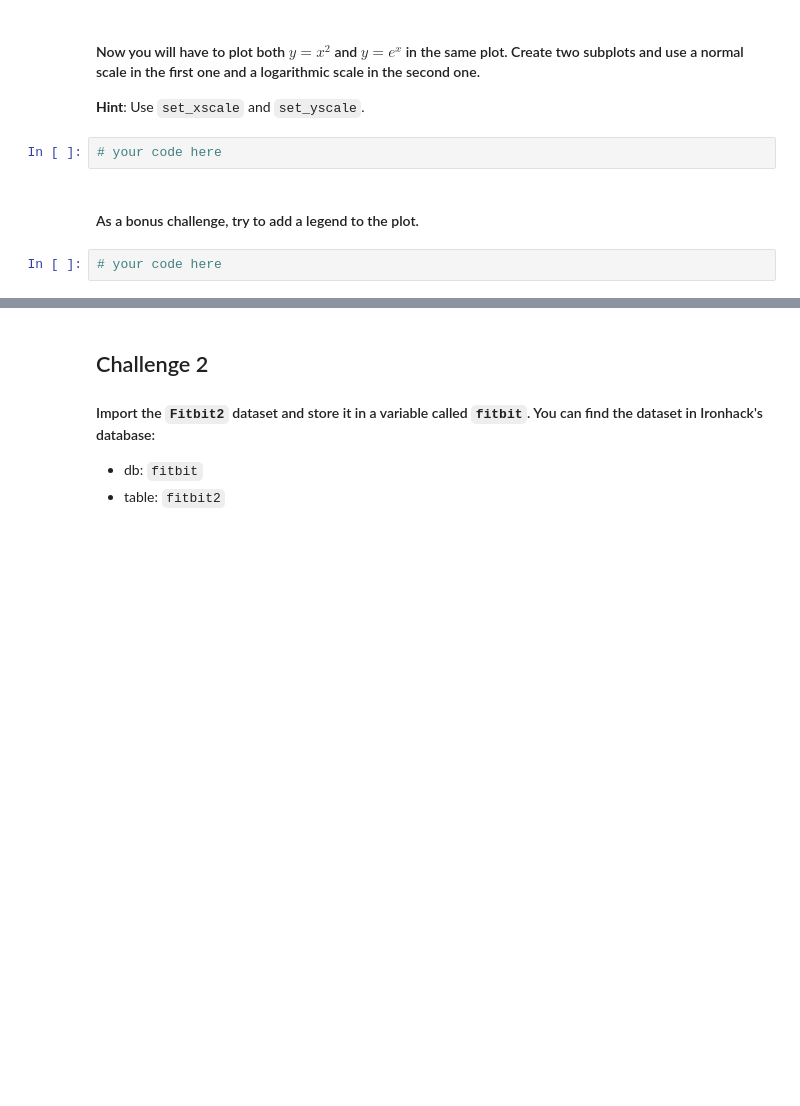
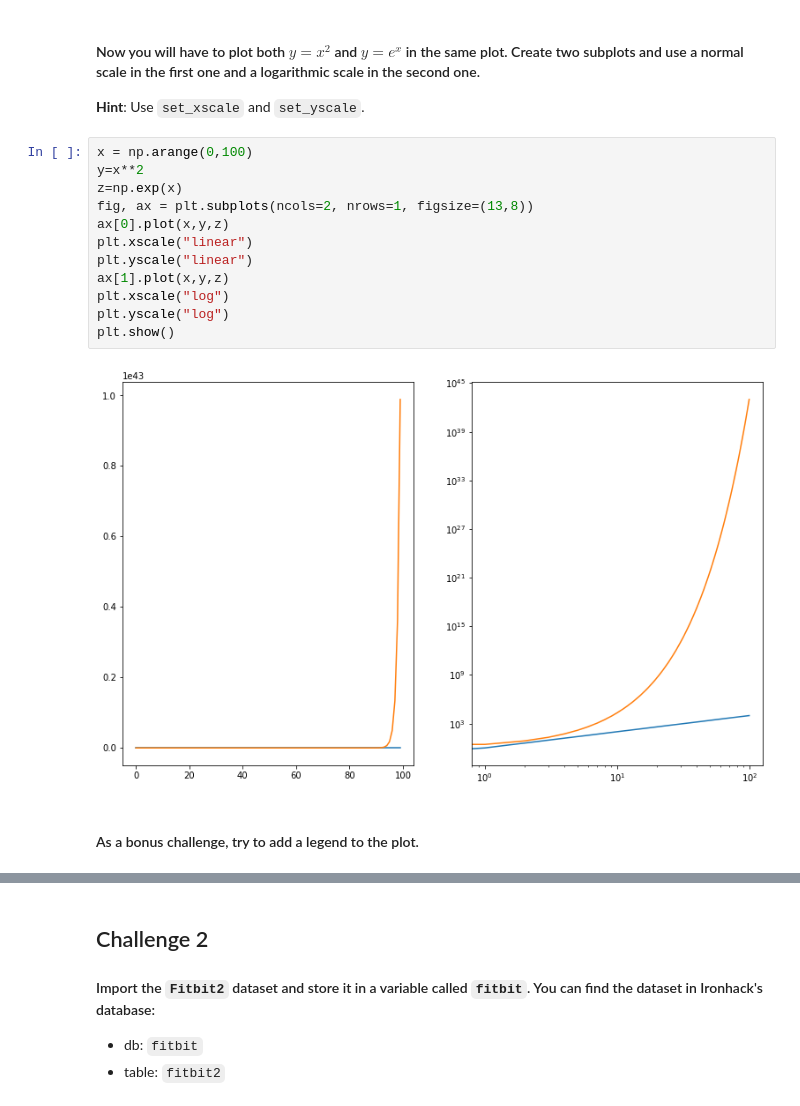
Before and after one commit to ivanrepi/dataptmad1121_labs, a Jupyter notebook: module-2/matplotlib-seaborn/your-code/main.ipynb, the cells around one changed output, grey strips where cells are left out. Saved outputs shown, nothing was run; the diff lists cells and outputs as text; blank space fills up the shorter version.

```diff
--- a/module-2/matplotlib-seaborn/your-code/main.ipynb
+++ b/module-2/matplotlib-seaborn/your-code/main.ipynb
@@ -60,9 +61,19 @@ plt.show()
 # %% [markdown]
 #### Now you will have to plot both $y=x^2$ and $y=e^x$ in the same plot. Create two subplots and use a normal scale in the first one and a logarithmic scale in the second one.
 **Hint**: Use `set_xscale` and `set_yscale`.
-# %%
-# your code here
+# %%
+x = np.arange(0,100)
+y=x**2
+z=np.exp(x)
+fig, ax = plt.subplots(ncols=2, nrows=1, figsize=(13,8))
+ax[0].plot(x,y,z)
+plt.xscale("linear")
+plt.yscale("linear")
+ax[1].plot(x,y,z)
+plt.xscale("log")
+plt.yscale("log")
+plt.show()
+# %% [output]
+[figure, added]
 # %% [markdown]
 #### As a bonus challenge, try to add a legend to the plot.
-# %%
-# your code here
```
Also changed, not shown: parts of 2 cells of this notebook.
